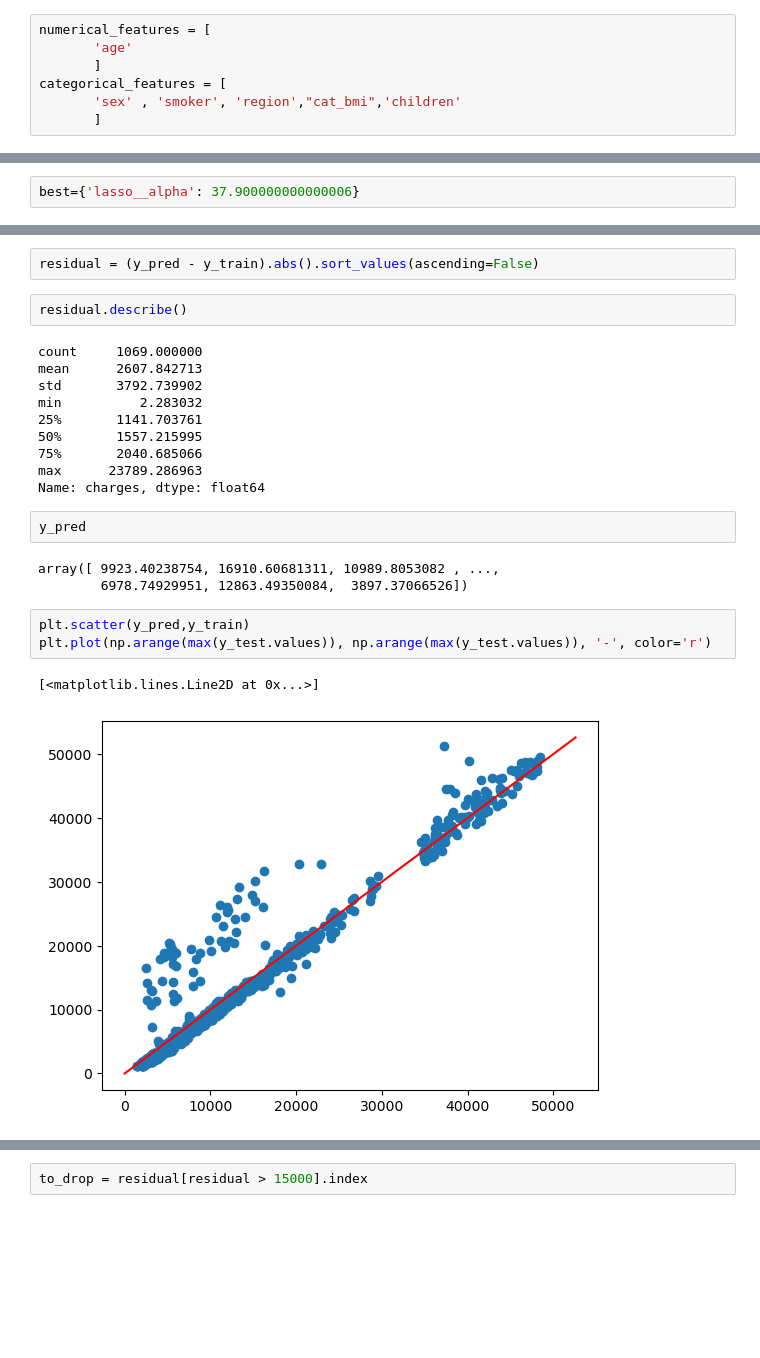
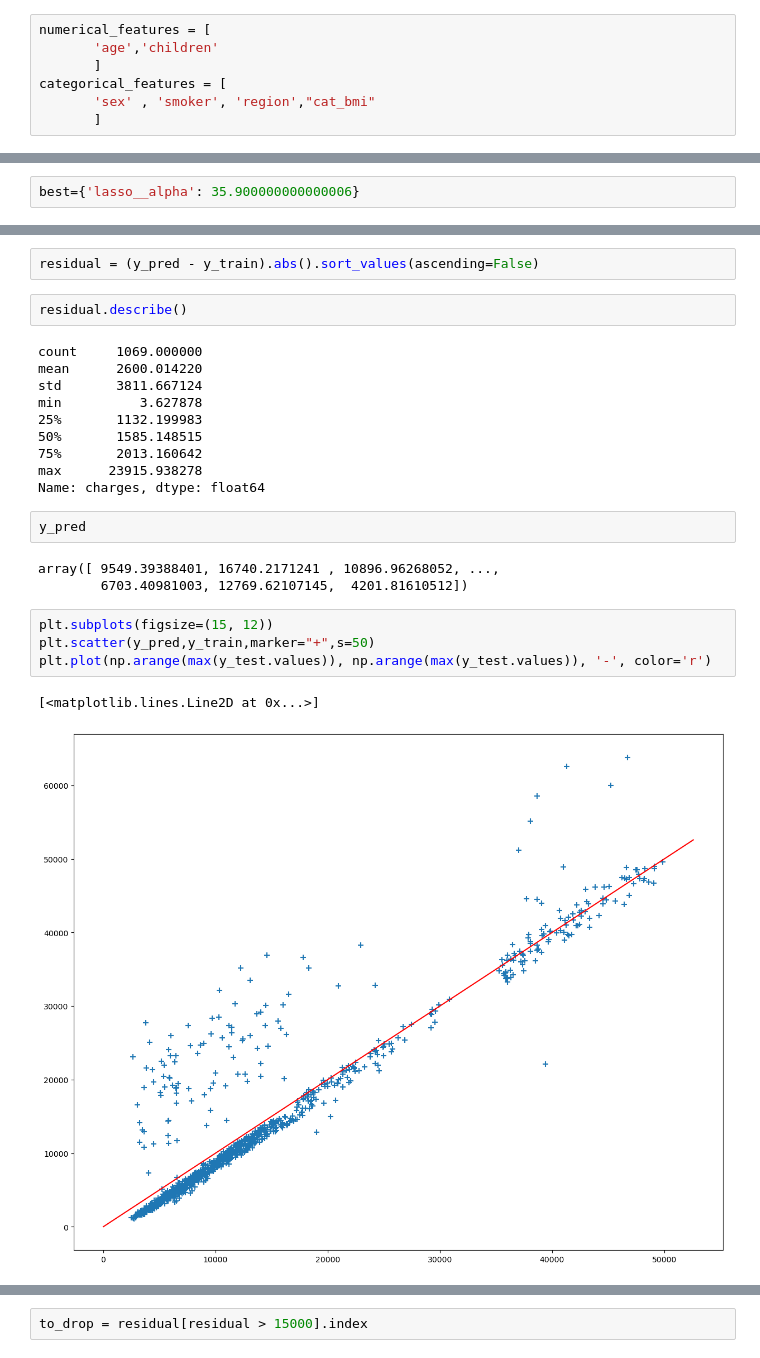
Before and after one commit to StevenDelval/Predire-une-prime-d-assurance-grace-l-IA, a Jupyter notebook: modelisation.ipynb, the cells around one changed output, grey strips where cells are left out. Drawn from its saved outputs; the diff is of its cells as text; blank space fills up the shorter version.

```diff
--- a/modelisation.ipynb
+++ b/modelisation.ipynb
@@ -30,10 +30,10 @@ y = df[target]
 X_train, X_test, y_train, y_test = train_test_split(X, y,shuffle=True, random_state=42, train_size = 0.8,stratify=X[["smoker"]])
 # %%
 numerical_features = [
-       'age'
+       'age','children'
        ]
 categorical_features = [
-       'sex' , 'smoker', 'region',"cat_bmi",'children'
+       'sex' , 'smoker', 'region',"cat_bmi"
        ]
 # %%
 
@@ -65,7 +65,7 @@ dummy.score(X_test,y_test)
 # print(randm_src.best_params_)
 # best=randm_src.best_params_
 # %%
-best={'lasso__alpha': 37.900000000000006}
+best={'lasso__alpha': 35.900000000000006}
 # %%
 modelLasso= make_pipeline(my_col_trans,PolynomialFeatures(degree=2), Lasso(alpha=best["lasso__alpha"],max_iter=100000,random_state=42))
 modelLasso.fit(X_train,y_train)
@@ -96,25 +98,26 @@ residual = (y_pred - y_train).abs().sort_values(ascending=False)
 residual.describe()
 # %% [output]
 count     1069.000000
-mean      2607.842713
-std       3792.739902
-min          2.283032
-25%       1141.703761
-50%       1557.215995
-75%       2040.685066
-max      23789.286963
+mean      2600.014220
+std       3811.667124
+min          3.627878
+25%       1132.199983
+50%       1585.148515
+75%       2013.160642
+max      23915.938278
 Name: charges, dtype: float64
 # %%
 y_pred
 # %% [output]
-array([ 9923.40238754, 16910.60681311, 10989.8053082 , ...,
-        6978.74929951, 12863.49350084,  3897.37066526])
+array([ 9549.39388401, 16740.2171241 , 10896.96268052, ...,
+        6703.40981003, 12769.62107145,  4201.81610512])
 # %%
-plt.scatter(y_pred,y_train)
+plt.subplots(figsize=(15, 12))
+plt.scatter(y_pred,y_train,marker="+",s=50)
 plt.plot(np.arange(max(y_test.values)), np.arange(max(y_test.values)), '-', color='r')
 # %% [output]
 [<matplotlib.lines.Line2D at 0x...>]
-[figure, old version]
+[figure, new version]
 # %%
 
 
```
Also changed, not shown: parts of 13 cells of this notebook, 1 other file.
